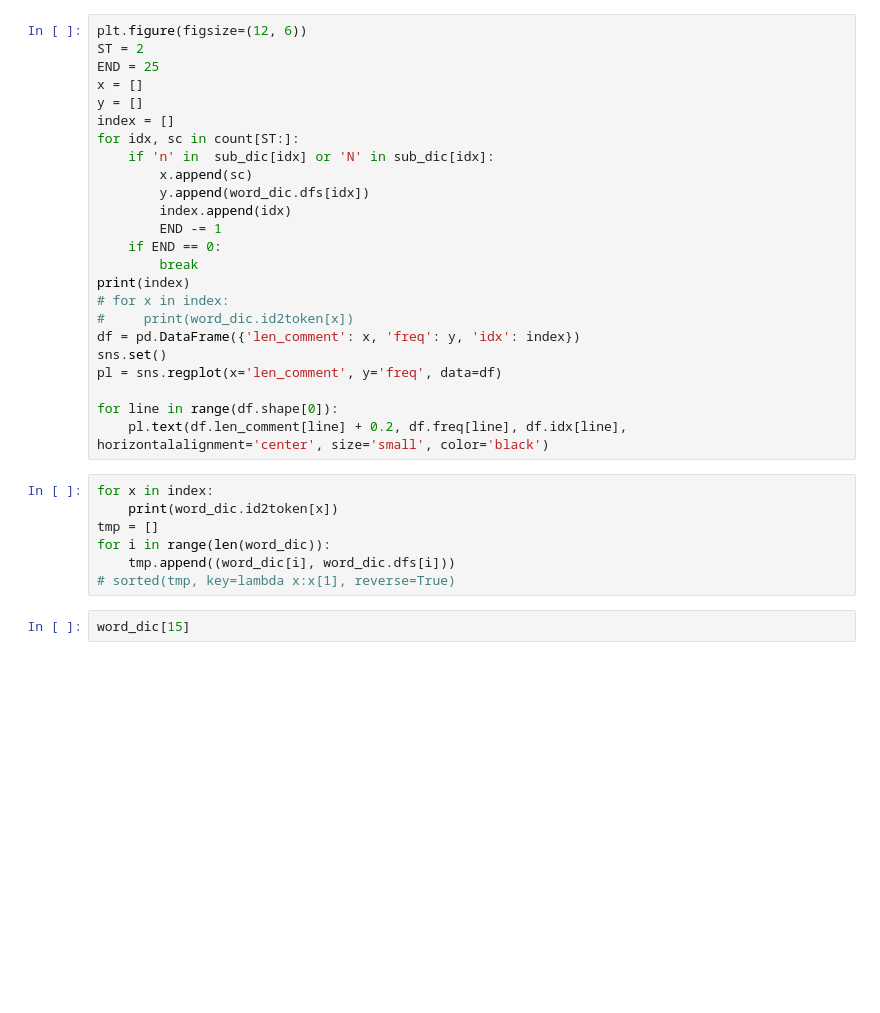
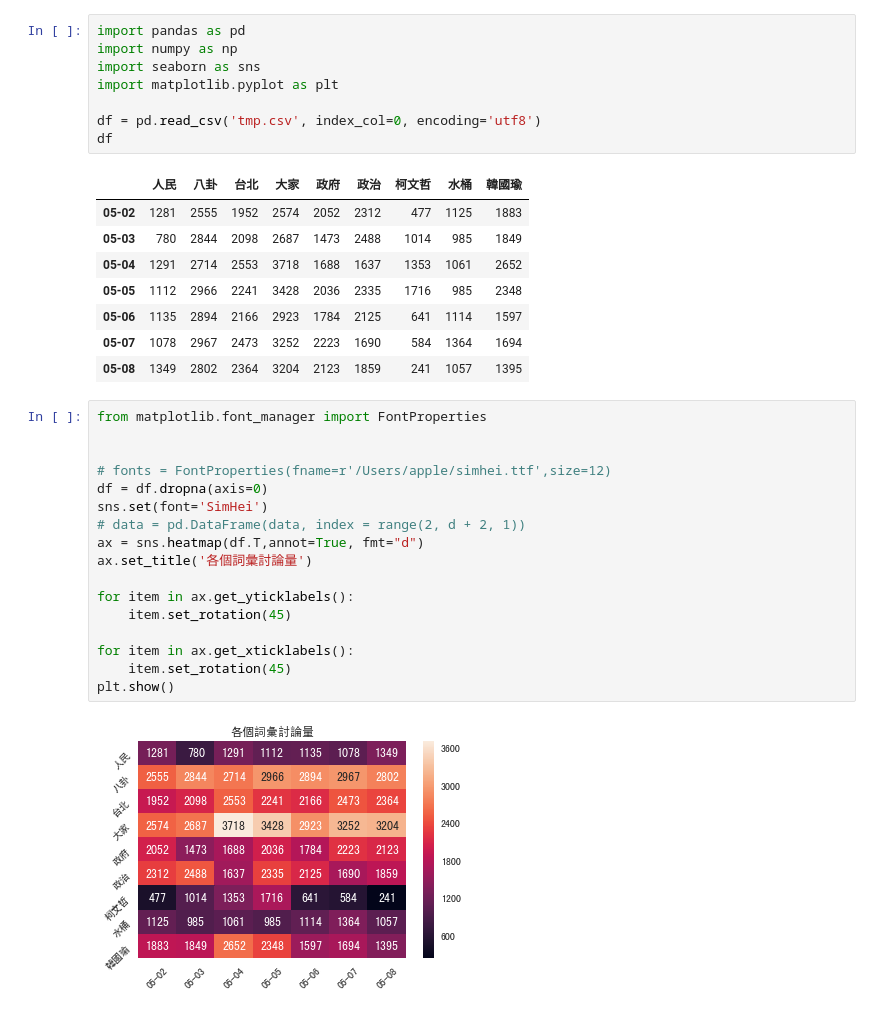
Before and after one commit to aqweteddy/CourseStatistic, a Jupyter notebook: Untitled1.ipynb, the cells around one changed output. Drawn from its saved outputs; the diff is of its cells as text; blank space fills up the shorter version.

```diff
--- a/Untitled1.ipynb
+++ b/Untitled1.ipynb
@@ -143,33 +1,36 @@ count = sorted(count.items(), key=lambda x: x[1], reverse=True)
-# %%
-plt.figure(figsize=(12, 6))
-ST = 2
-END = 25
-x = []
-y = []
-index = []
-for idx, sc in count[ST:]:
-    if 'n' in  sub_dic[idx] or 'N' in sub_dic[idx]:
-        x.append(sc)
-        y.append(word_dic.dfs[idx])
-        index.append(idx)
-        END -= 1
-    if END == 0:
-        break
-print(index)
-# for x in index:
-#     print(word_dic.id2token[x])
-df = pd.DataFrame({'len_comment': x, 'freq': y, 'idx': index})
-sns.set()
-pl = sns.regplot(x='len_comment', y='freq', data=df)
-
-for line in range(df.shape[0]):
-    pl.text(df.len_comment[line] + 0.2, df.freq[line], df.idx[line], horizontalalignment='center', size='small', color='black')
-# %%
-for x in index:
-    print(word_dic.id2token[x])
-tmp = []
-for i in range(len(word_dic)):
-    tmp.append((word_dic[i], word_dic.dfs[i]))
-# sorted(tmp, key=lambda x:x[1], reverse=True)
-# %%
-word_dic[15]
+# %%
+import pandas as pd
+import numpy as np
+import seaborn as sns
+import matplotlib.pyplot as plt
+
+df = pd.read_csv('tmp.csv', index_col=0, encoding='utf8')
+df
+# %% [output]
+|  | 人民 | 八卦 | 台北 | 大家 | 政府 | 政治 | 柯文哲 | 水桶 | 韓國瑜 |
+| 05-02 | 1281 | 2555 | 1952 | 2574 | 2052 | 2312 | 477 | 1125 | 1883 |
+| 05-03 | 780 | 2844 | 2098 | 2687 | 1473 | 2488 | 1014 | 985 | 1849 |
+| 05-04 | 1291 | 2714 | 2553 | 3718 | 1688 | 1637 | 1353 | 1061 | 2652 |
+| 05-05 | 1112 | 2966 | 2241 | 3428 | 2036 | 2335 | 1716 | 985 | 2348 |
+| 05-06 | 1135 | 2894 | 2166 | 2923 | 1784 | 2125 | 641 | 1114 | 1597 |
+| 05-07 | 1078 | 2967 | 2473 | 3252 | 2223 | 1690 | 584 | 1364 | 1694 |
+| 05-08 | 1349 | 2802 | 2364 | 3204 | 2123 | 1859 | 241 | 1057 | 1395 |
+# %%
+from matplotlib.font_manager import FontProperties
+
+
+# fonts = FontProperties(fname=r'/Users/apple/simhei.ttf',size=12)
+df = df.dropna(axis=0)
+sns.set(font='SimHei')
+# data = pd.DataFrame(data, index = range(2, d + 2, 1))
+ax = sns.heatmap(df.T,annot=True, fmt="d")
+ax.set_title('各個詞彙討論量')
+
+for item in ax.get_yticklabels():
+    item.set_rotation(45)
+
+for item in ax.get_xticklabels():
+    item.set_rotation(45)
+plt.show()
+# %% [output]
+[figure, added]
```
Also changed, not shown: parts of 8 cells of this notebook, 5 other files.
